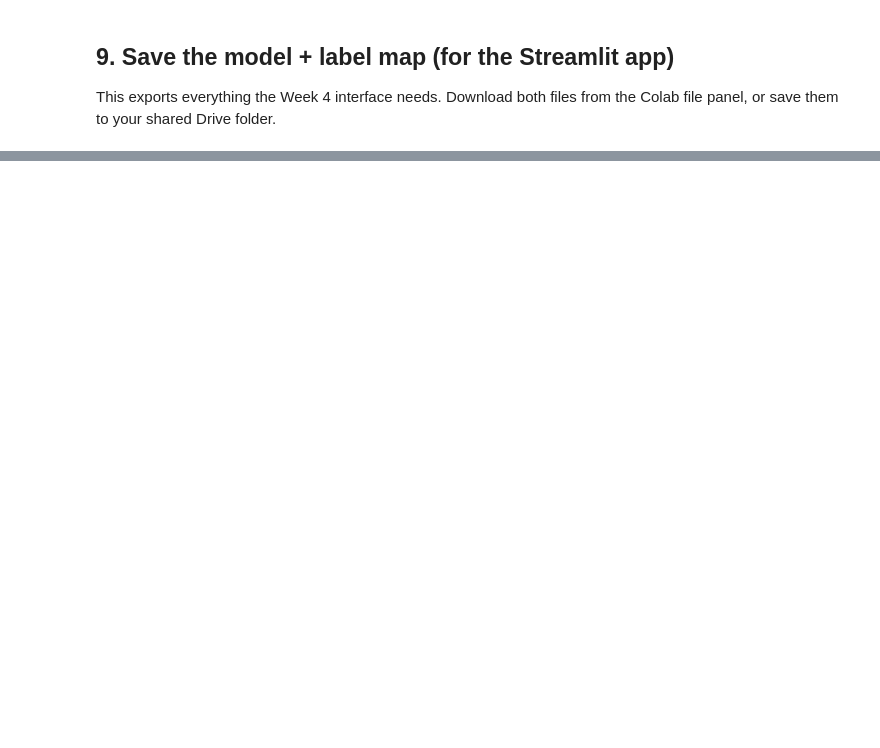
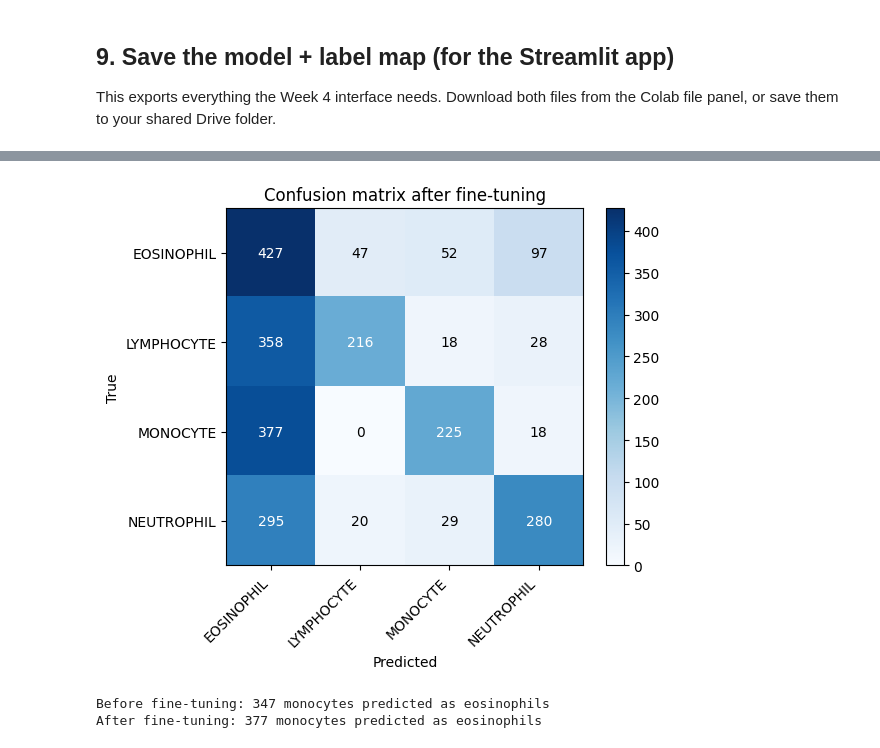
Before and after one commit to clale2135/illumicell, a Jupyter notebook: blood_cell_classifier.ipynb, the cells around one changed output, grey strips where cells are left out. Drawn from its saved outputs; the diff is of its cells as text; code cells hidden in the pictures; blank space fills up the shorter version.

```diff
--- a/blood_cell_classifier.ipynb
+++ b/blood_cell_classifier.ipynb
@@ -262,2 +504,17 @@ print('Saved blood_cell_model.keras and label_map.json')
 
 Change `EPOCHS`, or unfreeze the top of `base_model` for fine-tuning, re-run, and record before/after.
+# %%
+fine_tune_callbacks = [
+    tf.keras.callbacks.EarlyStopping(
+        monitor="val_loss",
+        patience=2,
+        restore_best_weights=True
+    )
+]
+
+fine_tune_history = model.fit(
+    train_ds,
+    validation_data=val_ds,
+    epochs=6,
+    callbacks=fine_tune_callbacks
+)
@@ -263,0 +603,54 @@ Change `EPOCHS`, or unfreeze the top of `base_model` for fine-tuning, re-run, an
+# %%
+# Confusion matrix after fine-tuning
+
+improved_cm = confusion_matrix(y_true, improved_predictions)
+
+plt.figure(figsize=(6, 5))
+plt.imshow(improved_cm, cmap="Blues")
+plt.title("Confusion matrix after fine-tuning")
+plt.colorbar()
+
+plt.xticks(
+    range(num_classes),
+    class_names,
+    rotation=45,
+    ha="right"
+)
+plt.yticks(range(num_classes), class_names)
+plt.xlabel("Predicted")
+plt.ylabel("True")
+
+for i in range(num_classes):
+    for j in range(num_classes):
+        plt.text(
+            j,
+            i,
+            improved_cm[i, j],
+            ha="center",
+            va="center",
+            color=(
+                "white"
+                if improved_cm[i, j] > improved_cm.max() / 2
+                else "black"
+            )
+        )
+
+plt.tight_layout()
+plt.show()
+
+monocyte_index = class_names.index("MONOCYTE")
+eosinophil_index = class_names.index("EOSINOPHIL")
+new_monocyte_eosinophil_errors = improved_cm[
+    monocyte_index, eosinophil_index
+]
+
+print("Before fine-tuning: 347 monocytes predicted as eosinophils")
+print(
+    "After fine-tuning:",
+    new_monocyte_eosinophil_errors,
+    "monocytes predicted as eosinophils"
+)
+# %% [output]
+[figure, added]
+Before fine-tuning: 347 monocytes predicted as eosinophils
+After fine-tuning: 377 monocytes predicted as eosinophils
```
Also changed, not shown: parts of 45 cells of this notebook, 7 other files.
